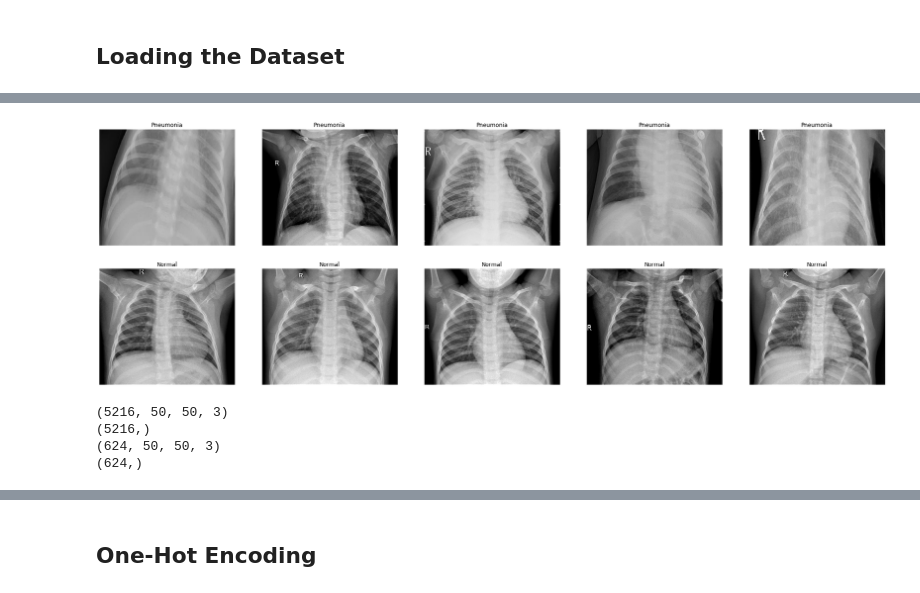
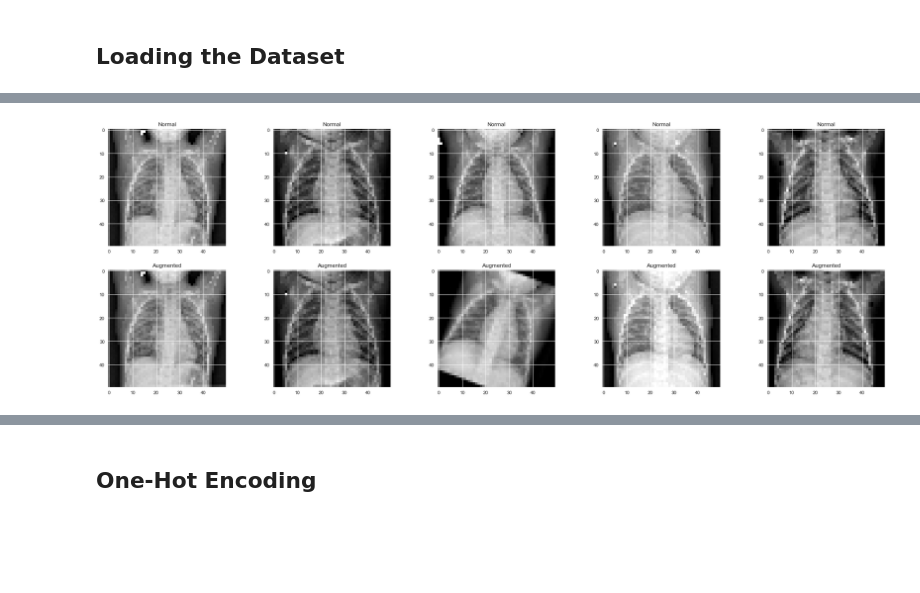
Before and after one commit to goha789/Pneumonia_Classification, a Jupyter notebook: Pneumonia_Classification_Momo.ipynb, the cells around one changed output, grey strips where cells are left out. Drawn from its saved outputs; the diff is of its cells as text; code cells hidden in the pictures; blank space fills up the shorter version.

Commit message:
Data augmentation, additional visualization
Data augmentation, additional visualization

```diff
--- a/Pneumonia_Classification_Momo.ipynb
+++ b/Pneumonia_Classification_Momo.ipynb
@@ -112,0 +219,19 @@ Name: label, dtype: int64
+# %%
+# Load the normal images
+images_original = []
+labels_augmented = []
+images_augmented = []
+
+folder_path = 'data/train/NORMAL'
+filenames = os.listdir(folder_path)
+filepaths = [os.path.join(folder_path, name) for name in filenames]
+
+images_original += [cv2.imread(file, cv2.IMREAD_GRAYSCALE) for file in filepaths]
+images_resized = [cv2.resize(img, (img_size, img_size)) for img in images_original]
+
+for img in images_resized:
+    aug_img = seq.augment_image(img)
+    images_augmented.append(cv2.cvtColor(aug_img, cv2.COLOR_BGR2RGB))
+    labels_augmented.append('NORMAL')
+
+old_train_y = train_y #for visualizing purposes later
@@ -112,0 +249,8 @@ Name: label, dtype: int64
+# %%
+sns.set_style('darkgrid')
+f, ax = plt.subplots(1,2, figsize=(15,5))
+ax[0].set_title('Before')
+sns.countplot(ax=ax[0], x= old_train_y)
+ax[1].set_title('After')
+sns.countplot(ax=ax[1], x= train_y)
+plt.show()
@@ -113,23 +259,15 @@ Name: label, dtype: int64
 # %%
-# Get few samples for both the classes
-pneumonia_samples = (train_data[train_data['label']==1]['image'].iloc[:5]).tolist()
-normal_samples = (train_data[train_data['label']==0]['image'].iloc[:5]).tolist()
+f, ax = plt.subplots(2, 5, figsize=(30,10))
 
-# Concat the data in a single list and del the above two list
-samples = pneumonia_samples + normal_samples
-del pneumonia_samples, normal_samples
+image_sample = images_resized[:5]+images_augmented[:5]
 
-# Plot the data
-f, ax = plt.subplots(2,5, figsize=(30,10))
 for i in range(10):
-    img = imread(samples[i])
+    img = image_sample[i]
     ax[i//5, i%5].imshow(img, cmap='gray')
     if i<5:
-        ax[i//5, i%5].set_title("Pneumonia")
+        ax[i//5, i%5].set_title("Normal")
     else:
-        ax[i//5, i%5].set_title("Normal")
-    ax[i//5, i%5].axis('off')
-    ax[i//5, i%5].set_aspect('auto')
+        ax[i//5, i%5].set_title("Augmented")
 plt.show()
 # %% [output]
-[figure, old version]
+[figure, new version]
@@ -169,17 +273,0 @@ def load_images(data_dir, folder, img_size, color = False):
-# %%
-data_dir = 'data'
-folders = os.listdir(data_dir)
-
-train_X, train_y = load_images(data_dir, folders[1], 50)
-test_X, test_y =  load_images(data_dir, folders[0], 50)
-#val_X, val_y = load_images(data_dir, folders[2], 100)
-
-print(train_X.shape)
-print(train_y.shape)
-print(test_X.shape)
-print(test_y.shape)
-# %% [output]
-(5216, 50, 50, 3)
-(5216,)
-(624, 50, 50, 3)
-(624,)
```
Also changed, not shown: parts of 43 cells of this notebook, 3 other files.
